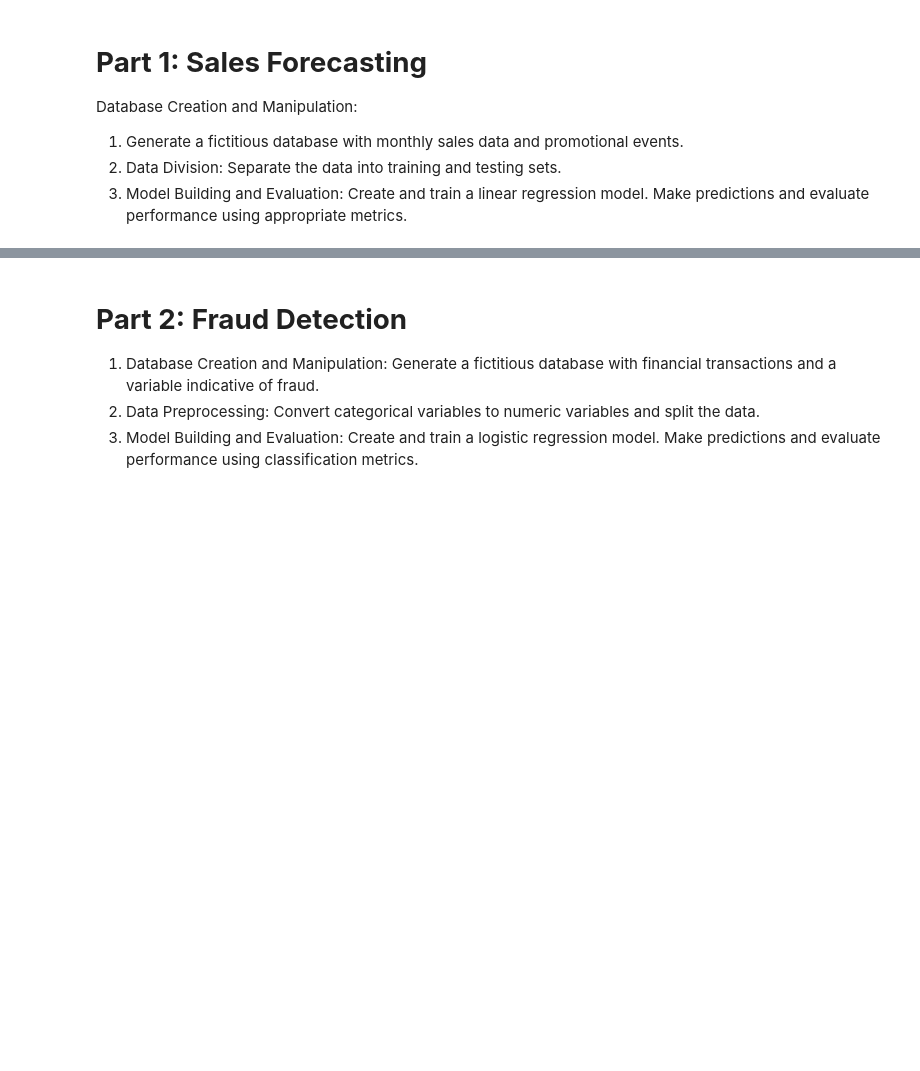
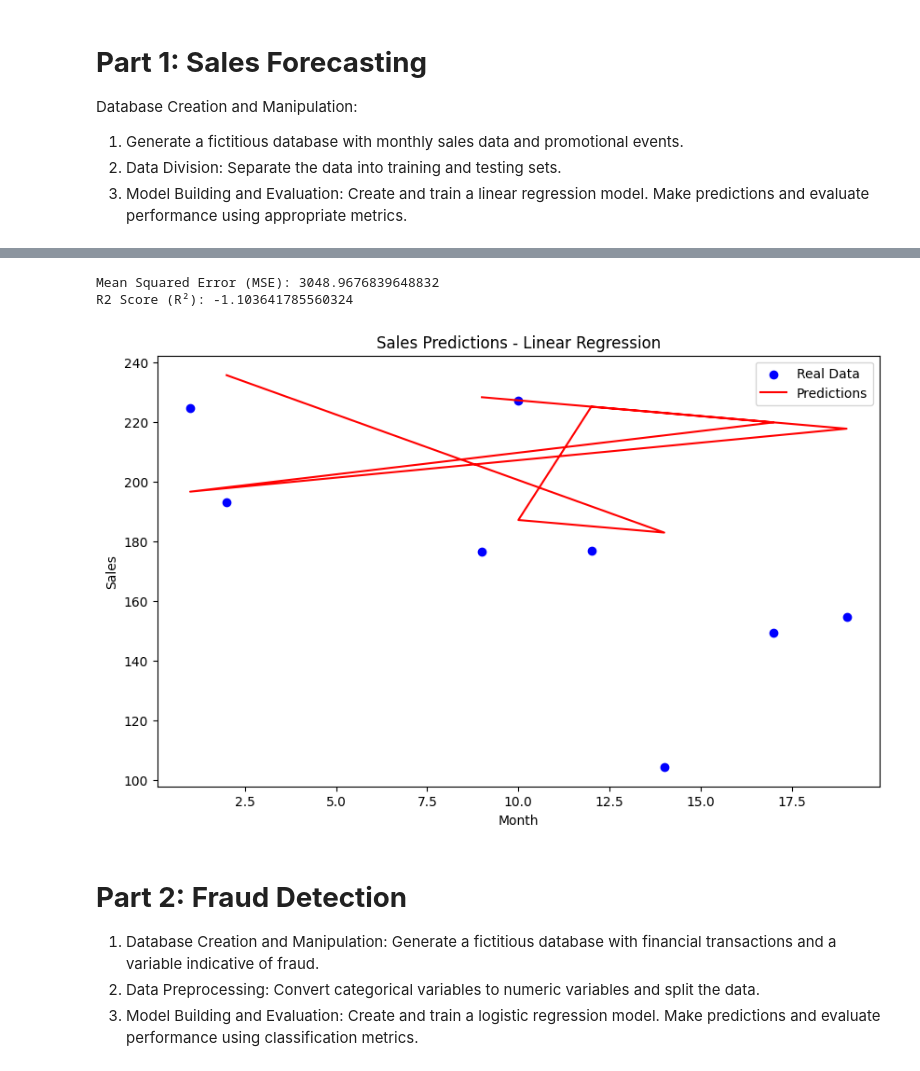
Before and after one commit to guilhermelaviola/IntegratingPracticesInDataScienceForBusiness, a Jupyter notebook: SalesForecastingandFraudDetectionModel.ipynb, the cells around one changed output, grey strips where cells are left out. Saved outputs shown, nothing was run; the diff lists cells and outputs as text; code cells hidden in the pictures; blank space fills up the shorter version.

```diff
--- a/SalesForecastingandFraudDetectionModel.ipynb
+++ b/SalesForecastingandFraudDetectionModel.ipynb
@@ -64,3 +20,44 @@ Coeficiente de Determinação (R²): -1.103641785560324
+# %%
+np.random.seed(42)
+
+months = np.arange(1, 25)
+sales = np.random.normal(200, 50, 24)
+events = np.random.choice([0, 1], size=24)
+
+df_sales = pd.DataFrame({
+    'Months': months,
+    'Sales': sales,
+    'Events': events
+})
+# %%
+X_sales = df_sales[['Months', 'Events']]
+y_sales = df_sales['Sales']
+
+X_train_sales, X_test_sales, y_train_sales, y_test_sales = train_test_split(X_sales, y_sales, test_size=0.3, random_state=42)
+# %%
+model_sales = LinearRegression()
+model_sales.fit(X_train_sales, y_train_sales)
+
+y_pred_sales = model_sales.predict(X_test_sales)
+
+mse_sales = mean_squared_error(y_test_sales, y_pred_sales)
+
+r2_sales = r2_score(y_test_sales, y_pred_sales)
+
+print(f'Mean Squared Error (MSE): {mse_sales}')
+print(f'R2 Score (R²): {r2_sales}')
+plt.figure(figsize=(10, 6))
+plt.scatter(X_test_sales['Months'], y_test_sales, color='blue', label='Real Data')
+plt.plot(X_test_sales['Months'], y_pred_sales, color='red', label='Predictions')
+plt.title('Sales Predictions - Linear Regression')
+plt.xlabel('Month')
+plt.ylabel('Sales')
+plt.legend()
+plt.show()
+# %% [output]
+Mean Squared Error (MSE): 3048.9676839648832
+R2 Score (R²): -1.103641785560324
+[figure, added]
 # %% [markdown]
 # **Part 2: Fraud Detection**
 
```
Also changed, not shown: parts of 6 cells of this notebook.
